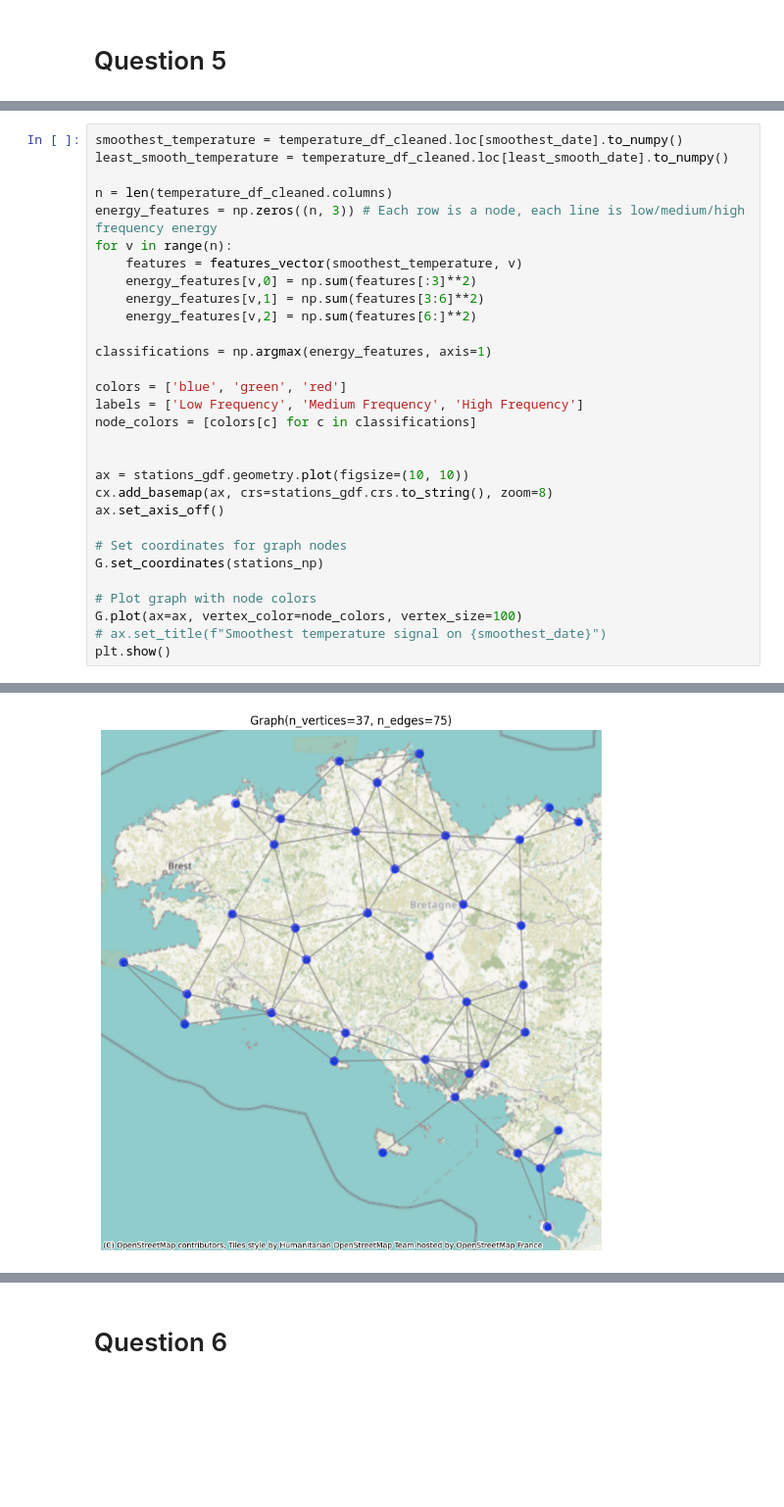
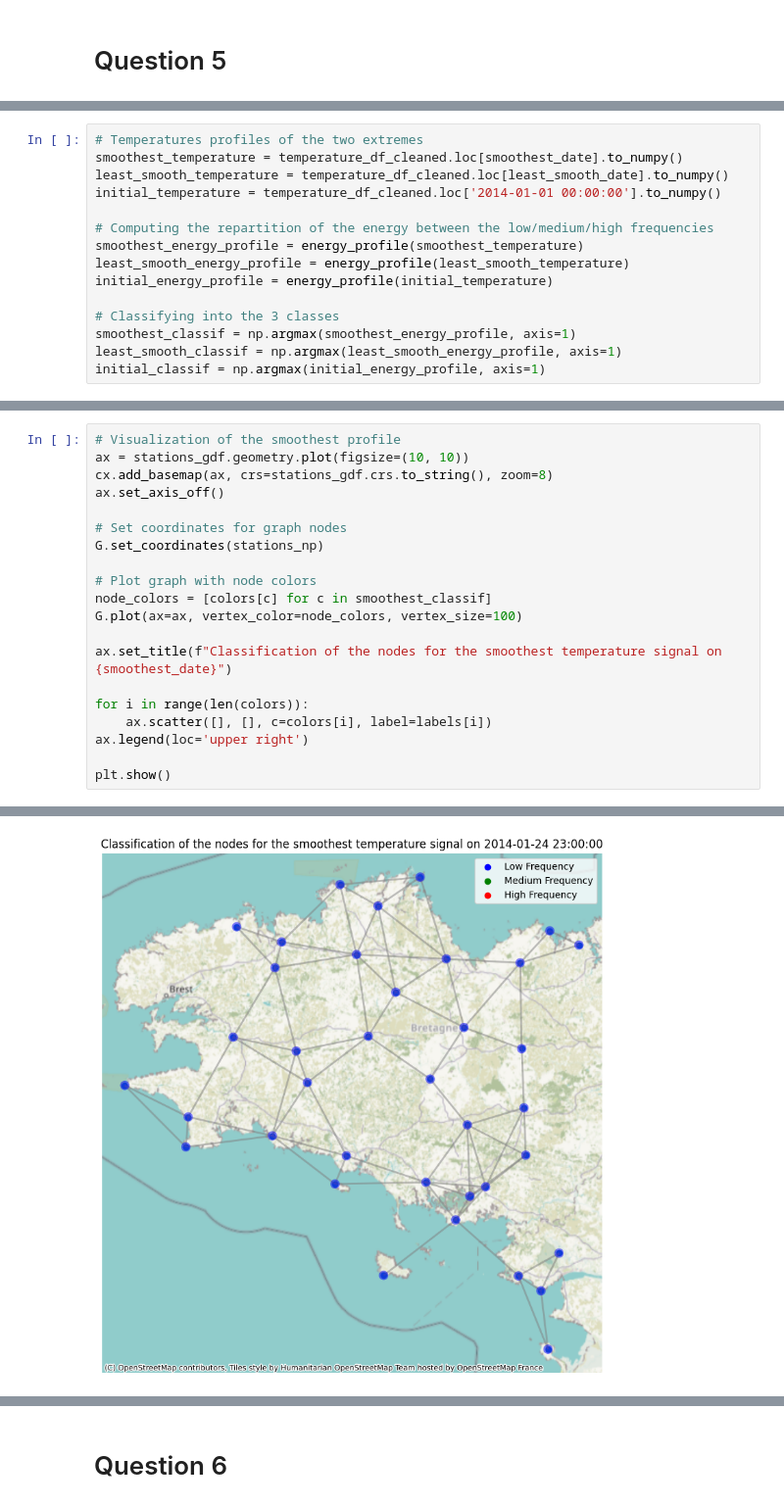
Before and after one commit to victorgalmiche/TimeSeries-TP3, a Jupyter notebook: Assignment 3.ipynb, the cells around one changed output, grey strips where cells are left out. Shown at 98% size. Cells and saved outputs as stored; diff of their text form; blank space fills up the shorter version.

```diff
--- a/Assignment 3.ipynb
+++ b/Assignment 3.ipynb
@@ -246,3 +258,18 @@ def features_vector(f, v):
+# %%
+# Temperatures profiles of the two extremes
+smoothest_temperature = temperature_df_cleaned.loc[smoothest_date].to_numpy()
+least_smooth_temperature = temperature_df_cleaned.loc[least_smooth_date].to_numpy()
+initial_temperature = temperature_df_cleaned.loc['2014-01-01 00:00:00'].to_numpy()
+
+# Computing the repartition of the energy between the low/medium/high frequencies
+smoothest_energy_profile = energy_profile(smoothest_temperature)
+least_smooth_energy_profile = energy_profile(least_smooth_temperature)
+initial_energy_profile = energy_profile(initial_temperature)
+
+# Classifying into the 3 classes
+smoothest_classif = np.argmax(smoothest_energy_profile, axis=1)
+least_smooth_classif = np.argmax(least_smooth_energy_profile, axis=1)
+initial_classif = np.argmax(initial_energy_profile, axis=1)
 # %%
 # For visualization
 CRS = "EPSG:4326"
@@ -254,22 +285,5 @@ stations_gdf = geopandas.GeoDataFrame(
 # %%
-smoothest_temperature = temperature_df_cleaned.loc[smoothest_date].to_numpy()
-least_smooth_temperature = temperature_df_cleaned.loc[least_smooth_date].to_numpy()
-
-n = len(temperature_df_cleaned.columns)
-energy_features = np.zeros((n, 3)) # Each row is a node, each line is low/medium/high frequency energy
-for v in range(n):
-    features = features_vector(smoothest_temperature, v)
-    energy_features[v,0] = np.sum(features[:3]**2)
-    energy_features[v,1] = np.sum(features[3:6]**2)
-    energy_features[v,2] = np.sum(features[6:]**2)
-
-classifications = np.argmax(energy_features, axis=1)
-
-colors = ['blue', 'green', 'red']
-labels = ['Low Frequency', 'Medium Frequency', 'High Frequency']
-node_colors = [colors[c] for c in classifications]
-
-
+# Visualization of the smoothest profile
 ax = stations_gdf.geometry.plot(figsize=(10, 10))
 cx.add_basemap(ax, crs=stations_gdf.crs.to_string(), zoom=8)
 ax.set_axis_off()
@@ -278,7 +292,14 @@ ax.set_axis_off()
 G.set_coordinates(stations_np)
 
 # Plot graph with node colors
+node_colors = [colors[c] for c in smoothest_classif]
 G.plot(ax=ax, vertex_color=node_colors, vertex_size=100)
-# ax.set_title(f"Smoothest temperature signal on {smoothest_date}")
+
+ax.set_title(f"Classification of the nodes for the smoothest temperature signal on {smoothest_date}")
+
+for i in range(len(colors)):
+    ax.scatter([], [], c=colors[i], label=labels[i])
+ax.legend(loc='upper right')
+
 plt.show()
 # %% [output]
@@ -302 +306 @@ Index(['AURAY', 'BELLE ILE-LE TALUT', 'BIGNAN', 'DINARD', 'GUERANDE',
-[figure, old version]
+[figure, new version]
```
Also changed, not shown: parts of 9 cells of this notebook, 3 other files.
